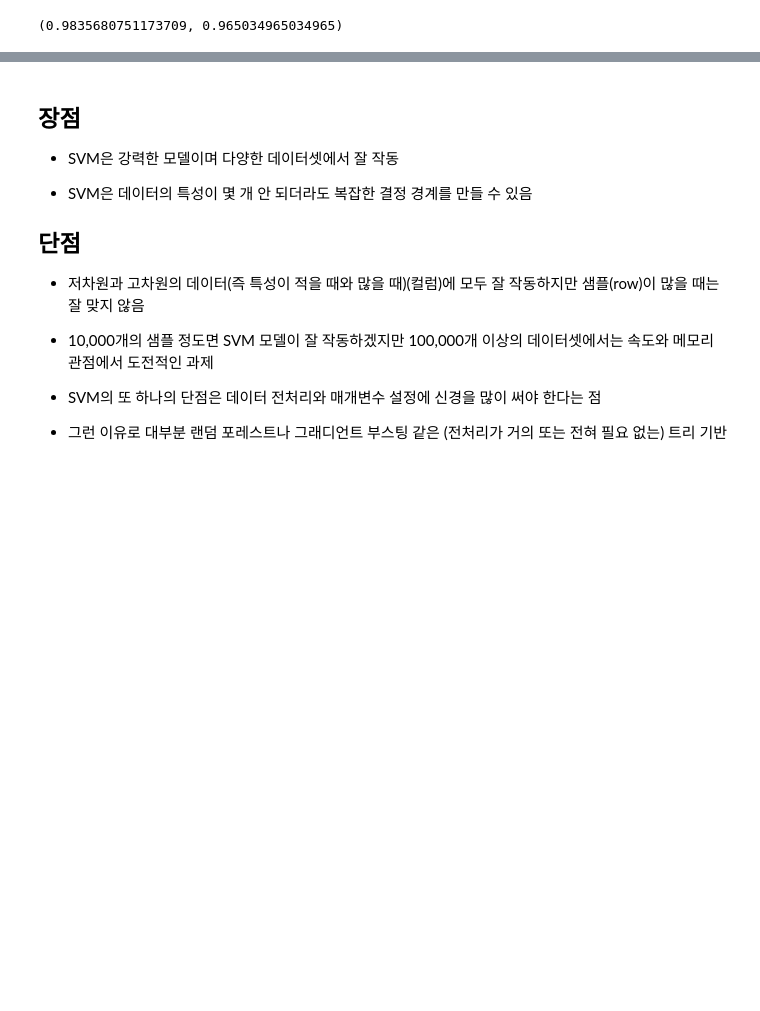
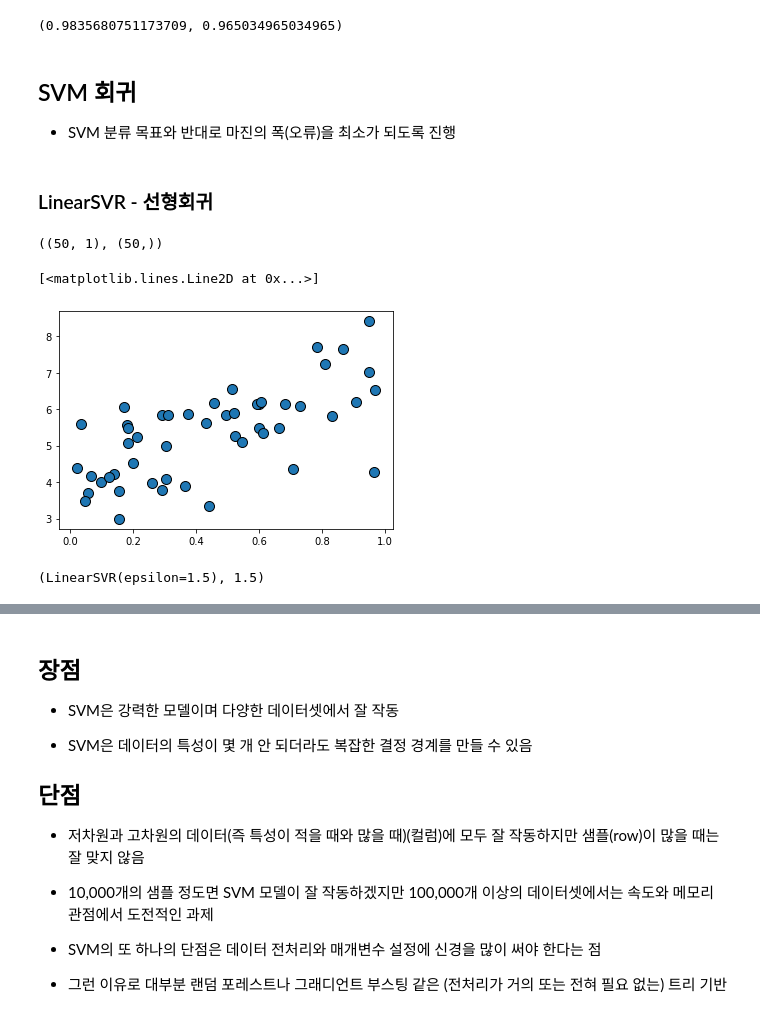
Before and after one commit to hwayoung306/AI, a Jupyter notebook: 20220427_ml_03_지도학습_SVM.ipynb, the cells around one changed output, grey strips where cells are left out. Saved outputs shown, nothing was run; the diff lists cells and outputs as text; code cells hidden in the pictures; blank space fills up the shorter version.

```diff
--- a/20220427_ml_03_지도학습_SVM.ipynb
+++ b/20220427_ml_03_지도학습_SVM.ipynb
@@ -442,3 +442,24 @@ model = SVC(C=10, gamma= 0.1).fit(X_train_scaled, y_train)
 model.score(X_train_scaled, y_train), model.score(X_test_scaled, y_test)
 # %% [output]
 (0.9835680751173709, 0.965034965034965)
+# %% [markdown]
+## SVM 회귀
+
+- SVM 분류 목표와 반대로 마진의 폭(오류)을 최소가 되도록 진행
+# %% [markdown]
+### LinearSVR - 선형회귀
+# %%
+np.random.seed(42) # 랜덤값이 항상 바뀌면 결과가 바뀌기 때문에 랜덤값이 고정되게 하기 위해서
+m = 50
+X = np.random.rand(m,1) # 50개, 0부터 1사이 수
+y = (3*X + 4 + np.random.randn(m, 1)).ravel()
+#              다음 그래프에서 값이 흔들리게 하기 위해 Y에 랜덤값
+# ravel() : y는 1차원이어야 하기 때문에 1차원으로 바꿔주는 함수
+X.shape, y.shape
+# %% [output]
+((50, 1), (50,))
+# %%
+mglearn.discrete_scatter(X, y)
+# %% [output]
+[<matplotlib.lines.Line2D at 0x...>]
+[figure, added]
@@ -444,0 +471,5 @@ model.score(X_train_scaled, y_train), model.score(X_test_scaled, y_test)
+# %%
+# SVM 모델 마진
+model, model.epsilon
+# %% [output]
+(LinearSVR(epsilon=1.5), 1.5)
```
Also changed, not shown: parts of 16 cells of this notebook.
